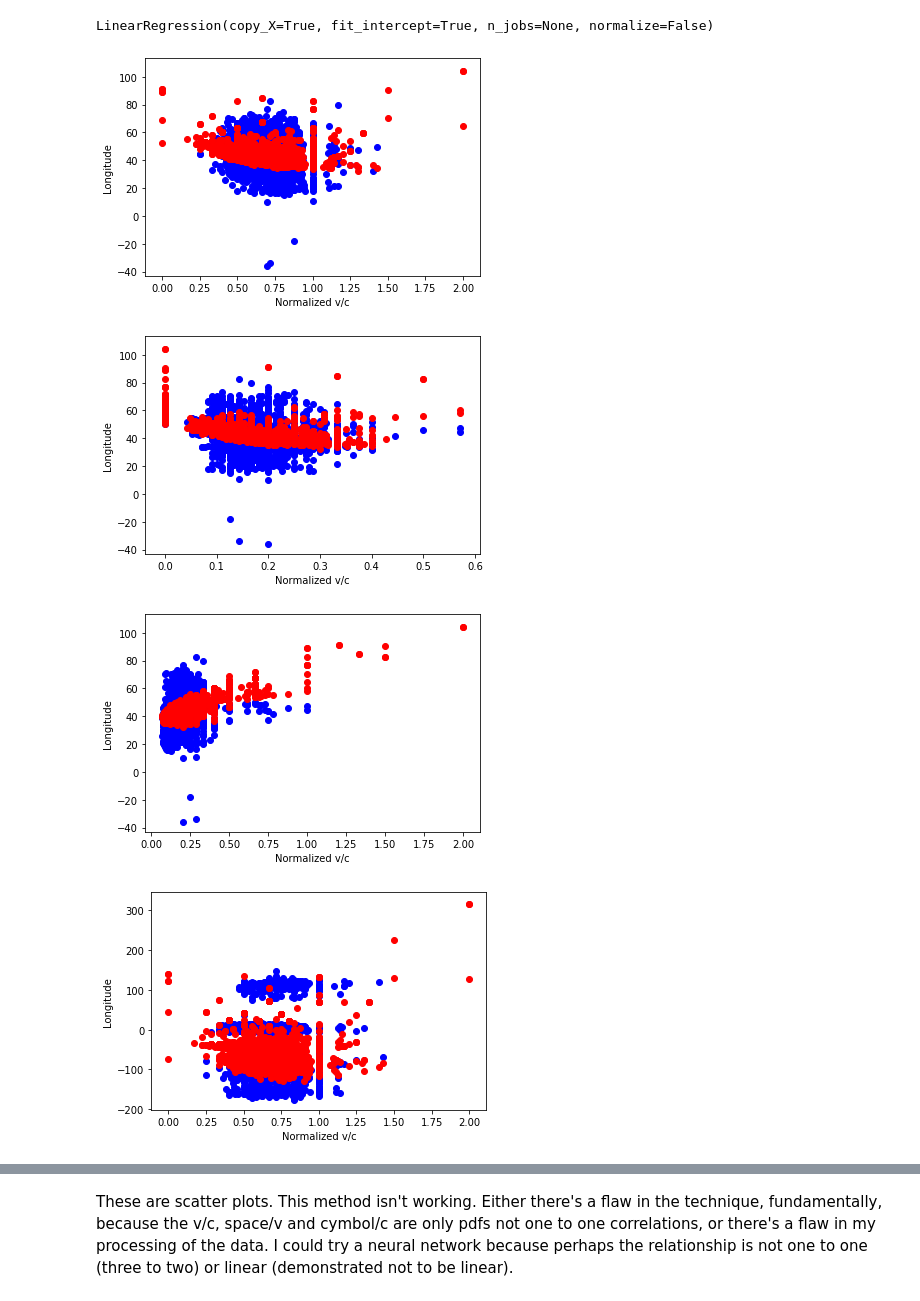
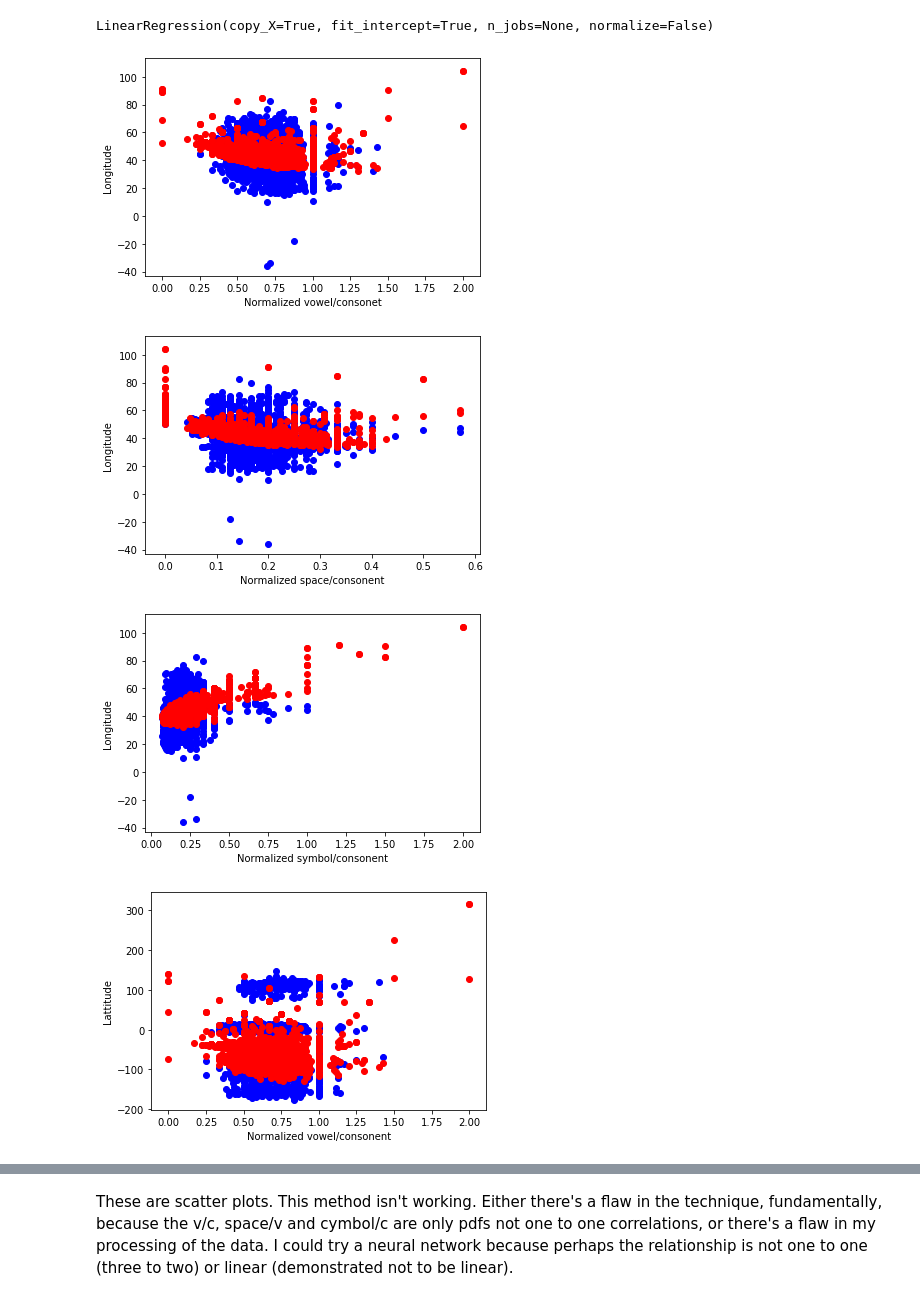
Before and after one commit to sdorsher/PhraseQuestIPython, a Jupyter notebook: regression.ipynb, the cells around one changed output, grey strips where cells are left out. Cells and saved outputs as stored; diff of their text form; code cells hidden in the pictures.

```diff
--- a/regression.ipynb
+++ b/regression.ipynb
@@ -202,35 +202,35 @@ from matplotlib import pyplot as plt
 # %%
 plt.scatter(ratioarraytraining[:,0],coordsarraytraining[:,0],color='blue')
 plt.scatter(ratioarrayvalidation[:,0],predcoords[:,0], color='red')
 plt.ylabel('Longitude')
-plt.xlabel('Normalized v/c')
+plt.xlabel('Normalized vowel/consonet')
 plt.show()
 # %% [output]
-[figure, old version]
+[figure, new version]
 # %%
 plt.scatter(ratioarraytraining[:,1],coordsarraytraining[:,0],color='blue')
 plt.scatter(ratioarrayvalidation[:,1],predcoords[:,0], color='red')
 plt.ylabel('Longitude')
-plt.xlabel('Normalized v/c')
+plt.xlabel('Normalized space/consonent')
 plt.show()
 # %% [output]
-[figure, old version]
+[figure, new version]
 # %%
 plt.scatter(ratioarraytraining[:,2],coordsarraytraining[:,0],color='blue')
 plt.scatter(ratioarrayvalidation[:,2],predcoords[:,0], color='red')
 plt.ylabel('Longitude')
-plt.xlabel('Normalized v/c')
+plt.xlabel('Normalized symbol/consonent')
 plt.show()
 # %% [output]
-[figure, old version]
+[figure, new version]
 # %%
 plt.scatter(ratioarraytraining[:,0],coordsarraytraining[:,1],color='blue')
 plt.scatter(ratioarrayvalidation[:,0],predcoords[:,1], color='red')
-plt.ylabel('Longitude')
-plt.xlabel('Normalized v/c')
+plt.ylabel('Lattitude')
+plt.xlabel('Normalized vowel/consonent')
 plt.show()
 # %% [output]
-[figure, old version]
+[figure, new version]
 # %%
 plt.scatter(ratioarraytraining[:,1],coordsarraytraining[:,1],color='blue')
 plt.scatter(ratioarrayvalidation[:,1],predcoords[:,1], color='red')
```
Also changed, not shown: parts of 2 cells of this notebook.
